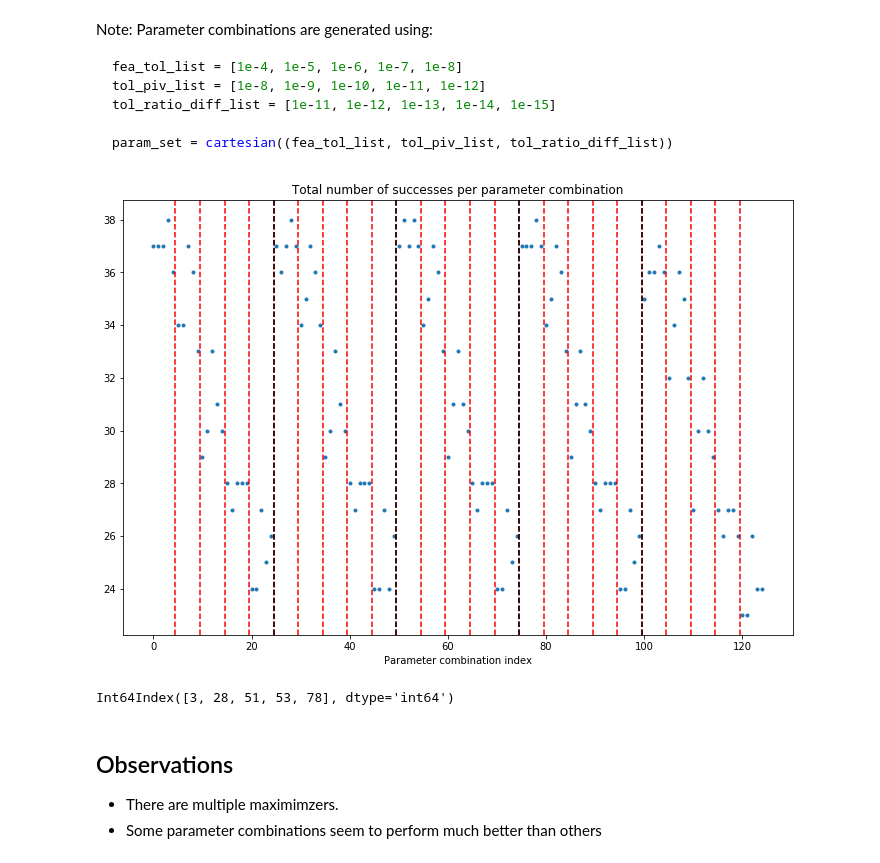
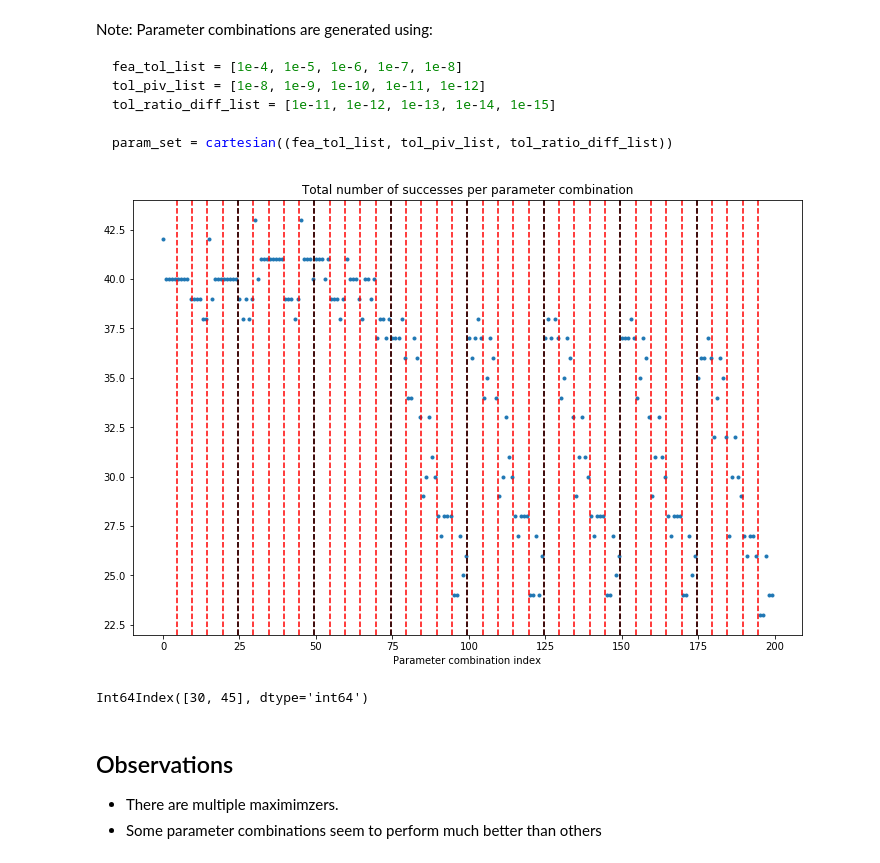
Before and after one commit to oyamad/QuantEcon.py, a Jupyter notebook: quantecon/optimize/okumura/analysis.ipynb, the cells around one changed output. Drawn from its saved outputs; the diff is of its cells as text; code cells hidden in the pictures.

```diff
--- a/quantecon/optimize/okumura/analysis.ipynb
+++ b/quantecon/optimize/okumura/analysis.ipynb
@@ -19,6 +19,15 @@ filename_runtimes = 'exec_time.csv'
 
 df_res = pd.read_csv(filename_res, index_col=0)
 df_runtime = pd.read_csv(filename_runtimes, index_col=0)
+# %%
+filename_res_comp = 'results_complement.csv'
+filename_runtimes_comp = 'exec_time_complement.csv'
+
+df_res_comp = pd.read_csv(filename_res_comp, index_col=0)
+df_runtime_comp = pd.read_csv(filename_runtimes_comp, index_col=0)
+# %%
+df_res = df_res_comp.append(df_res, ignore_index=True)
+df_runtime = df_runtime_comp.append(df_runtime, ignore_index=True)
 # %% [markdown]
 ## Results analysis
 # %%
@@ -47,22 +56,22 @@ param_set = cartesian((fea_tol_list, tol_piv_list, tol_ratio_diff_list))
 # %%
 plt.figure(figsize=(12, 8))
 plt.plot(df_res_success.sum(axis=1), 'o', markersize=3.);
 plt.xlabel('Parameter combination index');
 plt.title('Total number of successes per parameter combination');
 
-for x_val in np.arange(4, 120, 5) + 0.5:
+for x_val in np.arange(4, df_res.shape[0] - 5, 5) + 0.5:
     plt.axvline(x_val, ls='--', color='red')
 
-for x_val in np.arange(24, 100, 25) + 0.5:
+for x_val in np.arange(24, df_res.shape[0] - 25, 25) + 0.5:
     plt.axvline(x_val, ls='--', color='black')
 # %% [output]
-[figure, old version]
+[figure, new version]
 # %%
 # Set of maximizers
 argmax_set = df_res_success[df_res_success.sum(axis=1) == df_res_success.sum(axis=1).max()].index
 argmax_set
 # %% [output]
-Int64Index([3, 28, 51, 53, 78], dtype='int64')
+Int64Index([30, 45], dtype='int64')
 # %% [markdown]
 ## Observations
 
```
Also changed, not shown: parts of 16 cells of this notebook, 1 other file.
